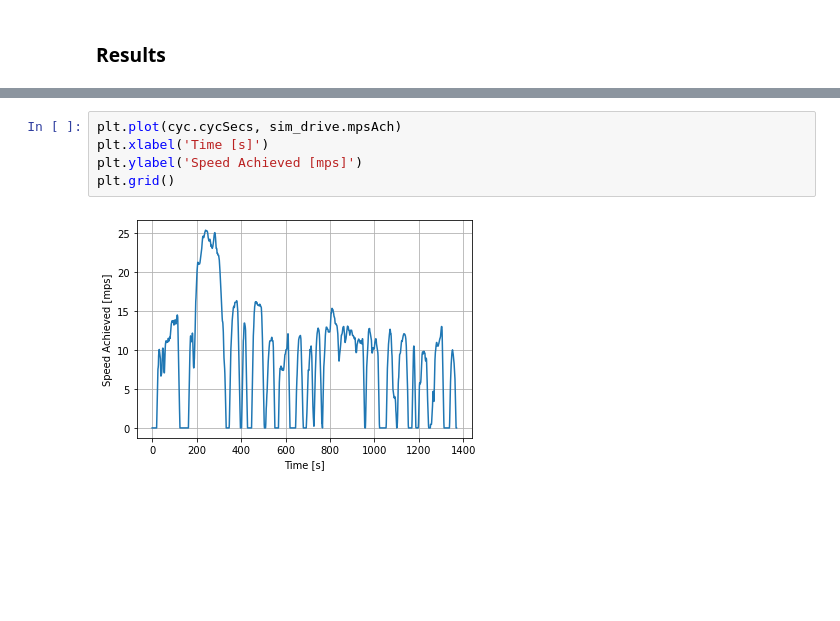
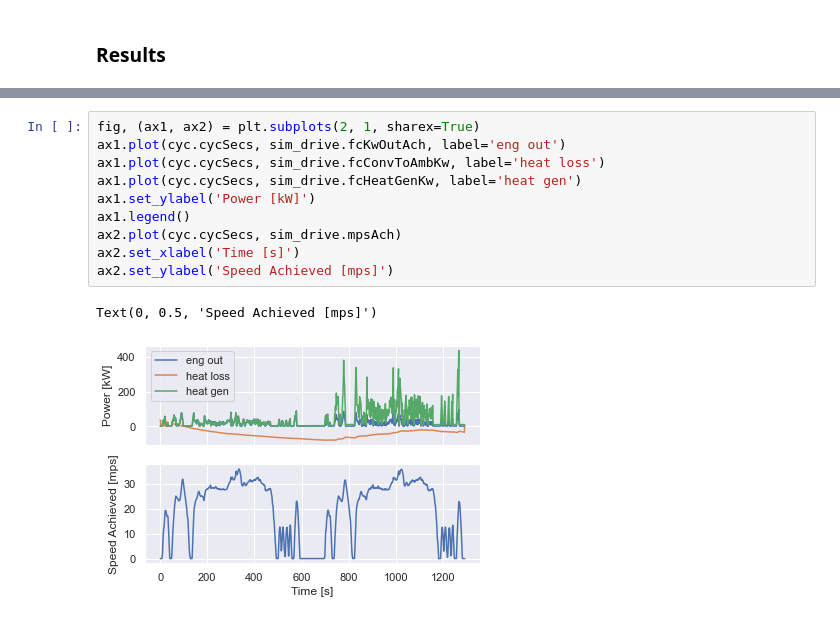
Before and after one commit to NREL/fastsim, a Jupyter notebook: docs/hot_demo.ipynb, the cells around one changed output, grey strips where cells are left out. Cells and saved outputs as stored; diff of their text form; blank space fills up the shorter version.

```diff
--- a/docs/hot_demo.ipynb
+++ b/docs/hot_demo.ipynb
@@ -135,7 +195,13 @@ plt.grid()
-# %%
-plt.plot(cyc.cycSecs, sim_drive.mpsAch)
-plt.xlabel('Time [s]')
-plt.ylabel('Speed Achieved [mps]')
-plt.grid()
-# %% [output]
-[figure, removed]
+# %%
+fig, (ax1, ax2) = plt.subplots(2, 1, sharex=True)
+ax1.plot(cyc.cycSecs, sim_drive.fcKwOutAch, label='eng out')
+ax1.plot(cyc.cycSecs, sim_drive.fcConvToAmbKw, label='heat loss')
+ax1.plot(cyc.cycSecs, sim_drive.fcHeatGenKw, label='heat gen')
+ax1.set_ylabel('Power [kW]')
+ax1.legend()
+ax2.plot(cyc.cycSecs, sim_drive.mpsAch)
+ax2.set_xlabel('Time [s]')
+ax2.set_ylabel('Speed Achieved [mps]')
+# %% [output]
+Text(0, 0.5, 'Speed Achieved [mps]')
+[figure, added]
```
Also changed, not shown: parts of 17 cells of this notebook, 2 other files.
